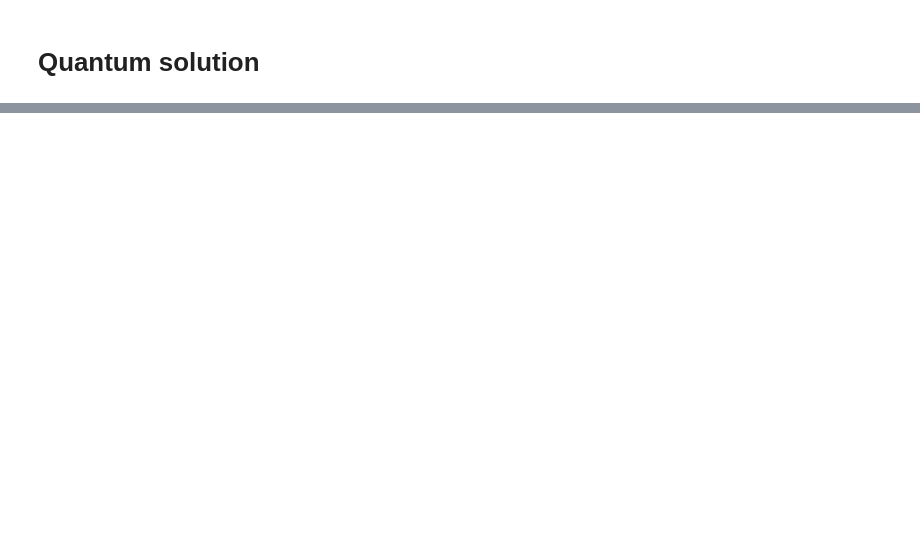
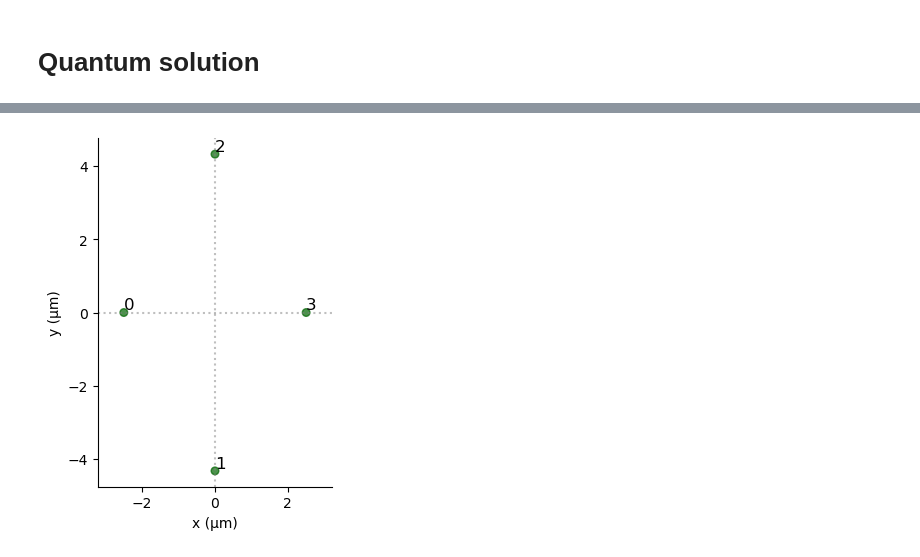
Before and after one commit to darcangelomauro/water-placement-example, a Jupyter notebook: nb/pulser_simulation.ipynb, the cells around one changed output, grey strips where cells are left out. Saved outputs shown, nothing was run; the diff lists cells and outputs as text; code cells hidden in the pictures; blank space fills up the shorter version.

```diff
--- a/nb/pulser_simulation.ipynb
+++ b/nb/pulser_simulation.ipynb
@@ -351,0 +117,92 @@ for i in range(len(regs)):
+# %%
+# choose the maximum detuning allowed (it's needed later)
+max_det = AnalogDevice.channel_objects[0].max_abs_detuning-1
+
+# choose a blockade radius (in micrometers)
+# which in turns defines a Rabi frequency
+brad = 7
+omega = AnalogDevice.rabi_from_blockade(brad)
+
+# choose a pulse duration
+T = 3000
+
+best_solutions = []
+samplings = []
+for k, density in enumerate(densities):
+
+    # print some stuff, unimportant
+    print(f"Processing density {k+1} of {len(densities)}")
+    reg = registers[k]
+    pos = positions[k]
+    rescaled_pos = rescaled_positions[k]
+    n = len(pos)
+    print(f"Density {k+1} has {n} qubits")
+    reg.draw()
+    fig, ax = dsu.plot_density(density, rescaled_pos)
+    plt.show()
+
+    # use function to calculate the one-body coefficients of the QUBO
+    gamma_list = dsu.gamma_list(density, rescaled_pos, variance)
+
+    # roundabout way of finding the scale factor between the QPU units
+    # and the density units, it's needed in the next block
+    distances_density = dsu.find_possible_distances(rescaled_pos)
+    distances_register = dsu.find_possible_distances(pos)
+    scale = distances_density[0]/distances_register[0]
+
+    # calculate mapping between one-body coefficients of the QUBO
+    # and detunings
+    dets = np.array([item for item in gamma_list])
+    for i in range(n):
+        # this line shifts every value by a quantity that is the mean of neighbouring detunings
+        # where a neighbour is defined as atoms whithin a blockade radius distance
+        dets[i] -= np.mean(dsu.neighbouring_gamma_list(density, rescaled_pos, rescaled_pos[i], scale*brad, variance))
+    # the next line line rescales every detuning so that the maximum one
+    # turns out to be `max_det` (see first line of this cell)
+    dets *= max_det/np.max(np.abs(dets))
+
+    # Pulser stuff begins --------------------------
+    seq = Sequence(reg, MockDevice)
+    for i in range(n):
+        # add an adiabatic pulse for every qubit
+        seq.declare_channel(f'ch{i}', 'rydberg_local')
+        seq.target(i, f'ch{i}')
+        pulse = Pulse(InterpolatedWaveform(T, [0, omega, 0]), InterpolatedWaveform(T, [-max_det, 0, dets[i]]), 0)
+        seq.add(pulse, f'ch{i}')
+    # uncomment next line if you want to visualize the pulse sequence
+    # seq.draw()
+
+    # run simulation
+    sim = QutipBackend(seq)
+    res = sim.run()
+    samples = res.sample_final_state(1000)
+    # Pulser stuff ends ----------------------------
+
+
+    # The next block calculates the cost (from the QUBO) of each
+    # bitstring sampled with the analog algorithm
+    quantum_solutions = sorted(samples.items(), key=lambda x: x[1], reverse=True)
+    quantum_plus_classical_solutions = []
+    for bitstring, count in quantum_solutions:
+        # calculate QUBO cost of bitstring
+        ising = dsu.ising_energies(rescaled_pos, density, variance, [bitstring], brad, amp=amplitude)
+        # the next try-except block is needed because the QUBO cost calculated in the line above
+        # resturns empty whenever the blockade constraint is not respected
+        try:
+            i_bit = ising[0][0]
+            i_en = ising[0][1]
+            quantum_plus_classical_solutions.append((bitstring, count, i_en))
+        except IndexError:
+            i_bit = bitstring
+            i_en = 1e10
+            quantum_plus_classical_solutions.append((bitstring, count, i_en))
+        print(bitstring, count, i_en)
+    # print the best solution, which is defined as the bitstring sampled with the analog algorithm
+    # that has the lowest cost in the QUBO
+    best_solution = sorted(quantum_plus_classical_solutions, key=lambda x: x[2], reverse=False)[0][0]
+    best_solutions.append(best_solution)
+    samplings.append(np.array(quantum_plus_classical_solutions, dtype=object))
+    print("The best solution is: ", best_solution)
+    print()
+    print()
+# %% [output]
@@ -351,0 +211 @@ for i in range(len(regs)):
+[figure, added]
```
Also changed, not shown: parts of 30 cells of this notebook, 27 other files.
